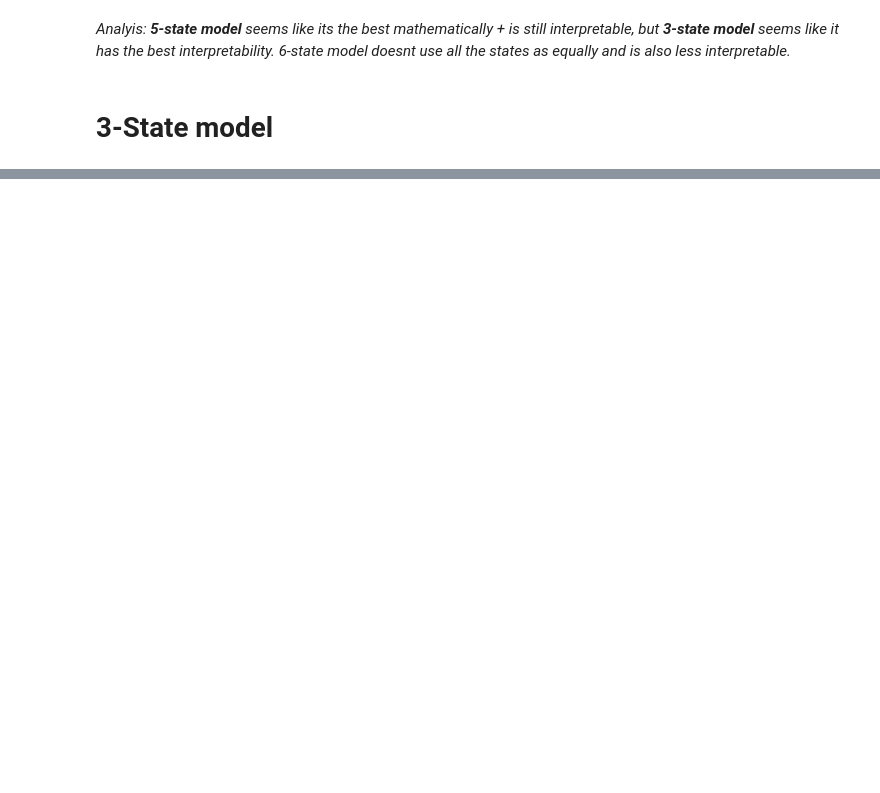
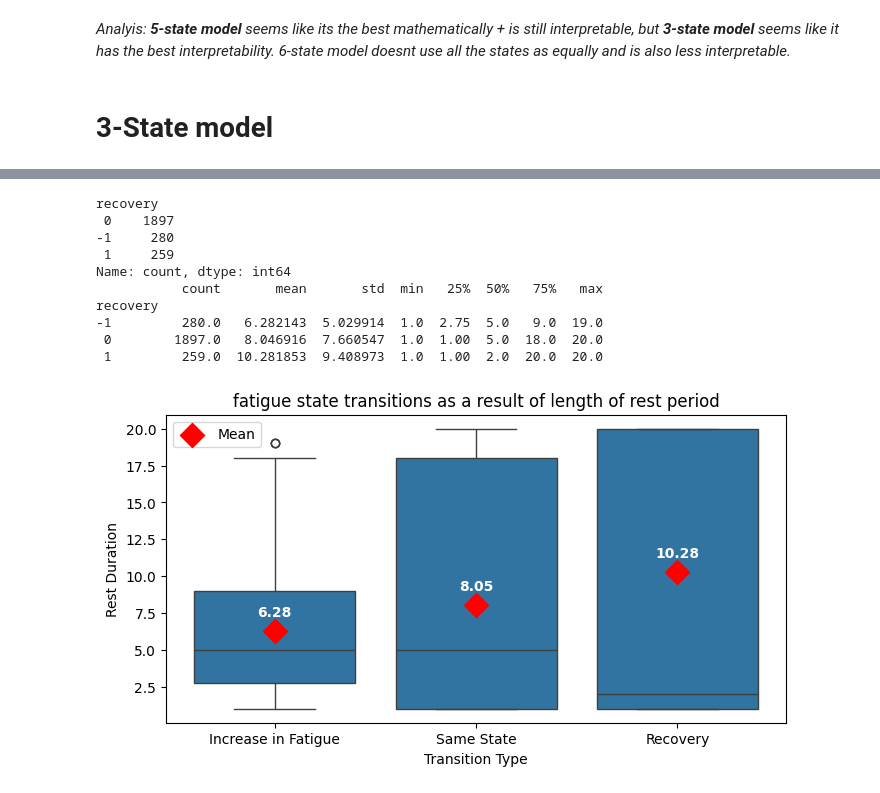
Before and after one commit to nklevak/CognitiveFatigue_TaskSpecificity, a Jupyter notebook: HMM_modeling/hmmlearn_implementation/2_analyze_pooled_model.ipynb, the cells around one changed output, grey strips where cells are left out. Cells and saved outputs as stored; diff of their text form; code cells hidden in the pictures; blank space fills up the shorter version.

```diff
--- a/HMM_modeling/hmmlearn_implementation/2_analyze_pooled_model.ipynb
+++ b/HMM_modeling/hmmlearn_implementation/2_analyze_pooled_model.ipynb
@@ -269,0 +308,58 @@ Observations with accuracy < 0.1: 260
+# %%
+# (least to most fatigued)
+fatigue_order = [0, 1, 2]
+
+# collect rest durations and transitions
+rest_recovery = []
+for subject_id in test_subjects:
+    subj = subject_data[subject_id]
+    rest = np.array(subj['post_epoch_post_cue_rest_duration'])
+    state_seq = subject_state_sequences[subject_id]
+    for t in range(len(rest) - 1):
+        from_state = state_seq[t]
+        to_state = state_seq[t + 1]
+        rest_now = rest[t]
+
+        if fatigue_order.index(to_state) < fatigue_order.index(from_state):
+            recovery = 1  # transition to less fatigue (recovery)
+        elif fatigue_order.index(to_state) > fatigue_order.index(from_state):
+            recovery = -1 # transition to more fatigue
+        else:
+            recovery = 0  # same fatigue
+        rest_recovery.append({'rest': rest_now, 'recovery': recovery})
+
+rest_recovery_df = pd.DataFrame(rest_recovery)
+
+# print info on the df
+print(rest_recovery_df['recovery'].value_counts())
+print(rest_recovery_df.groupby('recovery')['rest'].describe())
+
+# plot the recoery states as a block plot
+plt.figure(figsize=(8, 4))
+cat_order = [-1, 0, 1]
+cat_labels = ['Increase in Fatigue', 'Same State', 'Recovery']
+rest_recovery_df['recovery_cat'] = pd.Categorical(rest_recovery_df['recovery'], categories=cat_order, ordered=True)
+ax = sns.boxplot(x='recovery_cat', y='rest', data=rest_recovery_df, order=cat_order)
+means = rest_recovery_df.groupby('recovery_cat')['rest'].mean()
+# Plot means
+for i, mean in enumerate(means):
+    plt.scatter(i, mean, color='red', marker='D', s=150, zorder=10, label='Mean' if i == 0 else "")
+    plt.text(i, mean + 1, f"{mean:.2f}", color='white', ha='center', fontweight='bold', zorder=11)
+plt.xticks([0, 1, 2], cat_labels)
+plt.title('fatigue state transitions as a result of length of rest period')
+plt.xlabel('Transition Type')
+plt.ylabel('Rest Duration')
+plt.legend()
+plt.show()
+# %% [output]
+recovery
+ 0    1897
+-1     280
+ 1     259
+Name: count, dtype: int64
+           count       mean       std  min   25%  50%   75%   max
+recovery
+-1         280.0   6.282143  5.029914  1.0  2.75  5.0   9.0  19.0
+ 0        1897.0   8.046916  7.660547  1.0  1.00  5.0  18.0  20.0
+ 1         259.0  10.281853  9.408973  1.0  1.00  2.0  20.0  20.0
+[figure, added]
```
Also changed, not shown: parts of 8 cells of this notebook, 5 other files.
